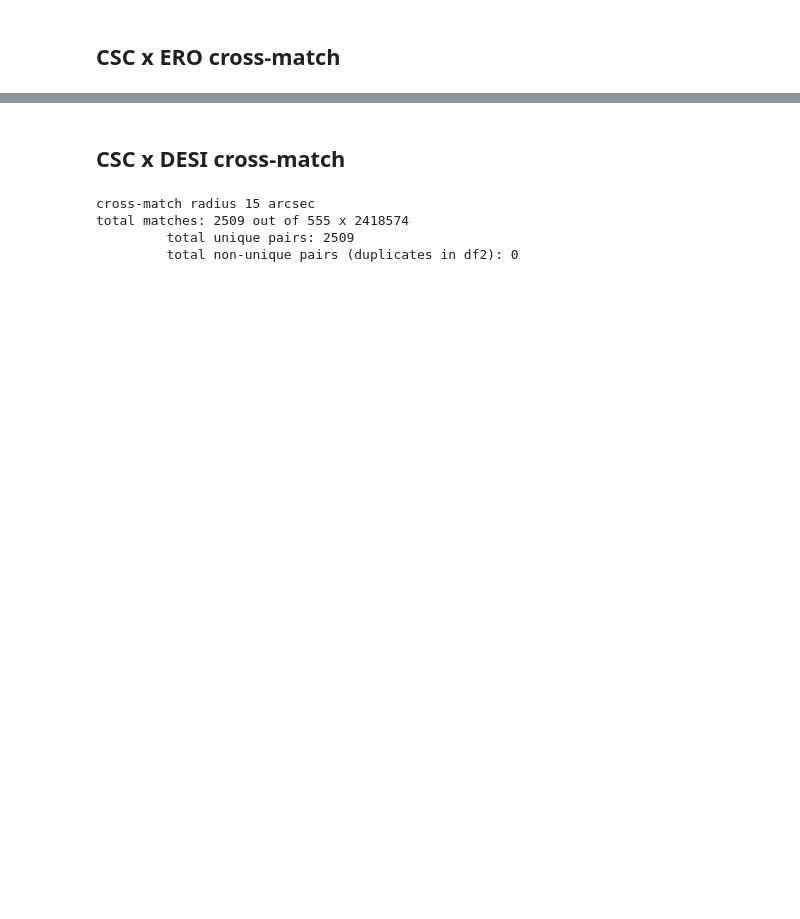
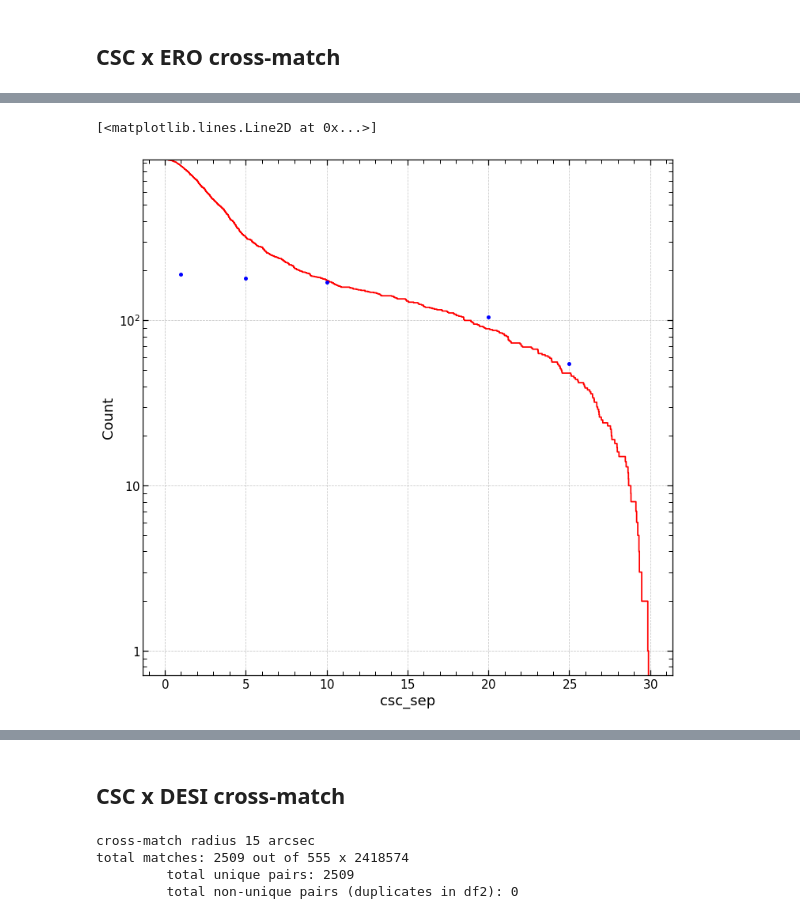
Before and after one commit to SergeiDBykov/lockman_hole, a Jupyter notebook: 2_desi-validation-catalog/1_validation-counterparts.ipynb, the cells around one changed output, grey strips where cells are left out. Cells and saved outputs as stored; diff of their text form; code cells hidden in the pictures; blank space fills up the shorter version.

```diff
--- a/2_desi-validation-catalog/1_validation-counterparts.ipynb
+++ b/2_desi-validation-catalog/1_validation-counterparts.ipynb
@@ -124,0 +193,9 @@ cross-matches: only one csc within 30 arcsec and it is unique for the eROSITA so
+# %%
+fig,  ax =  plt.subplots( figsize = (12,12))
+sns.ecdfplot(data = ero_csc_orig, x = 'csc_sep', complementary=True, stat='count', color='red', ax = ax)
+ax.set_yscale('log')\
+
+ax.plot([20,10, 5, 1, 25], [105, 170, 180, 190, 55], 'bo')
+# %% [output]
+[<matplotlib.lines.Line2D at 0x...>]
+[figure, added]
```
Also changed, not shown: parts of 25 cells of this notebook, 8 other files.
